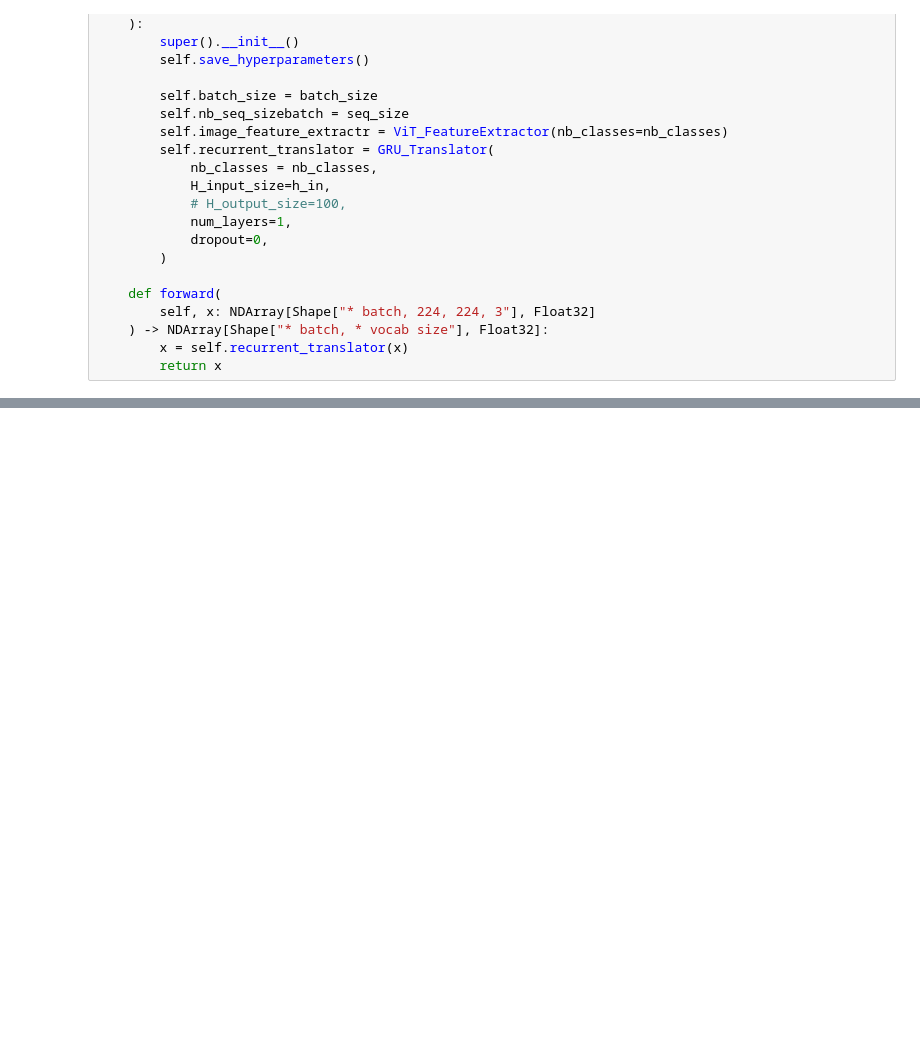
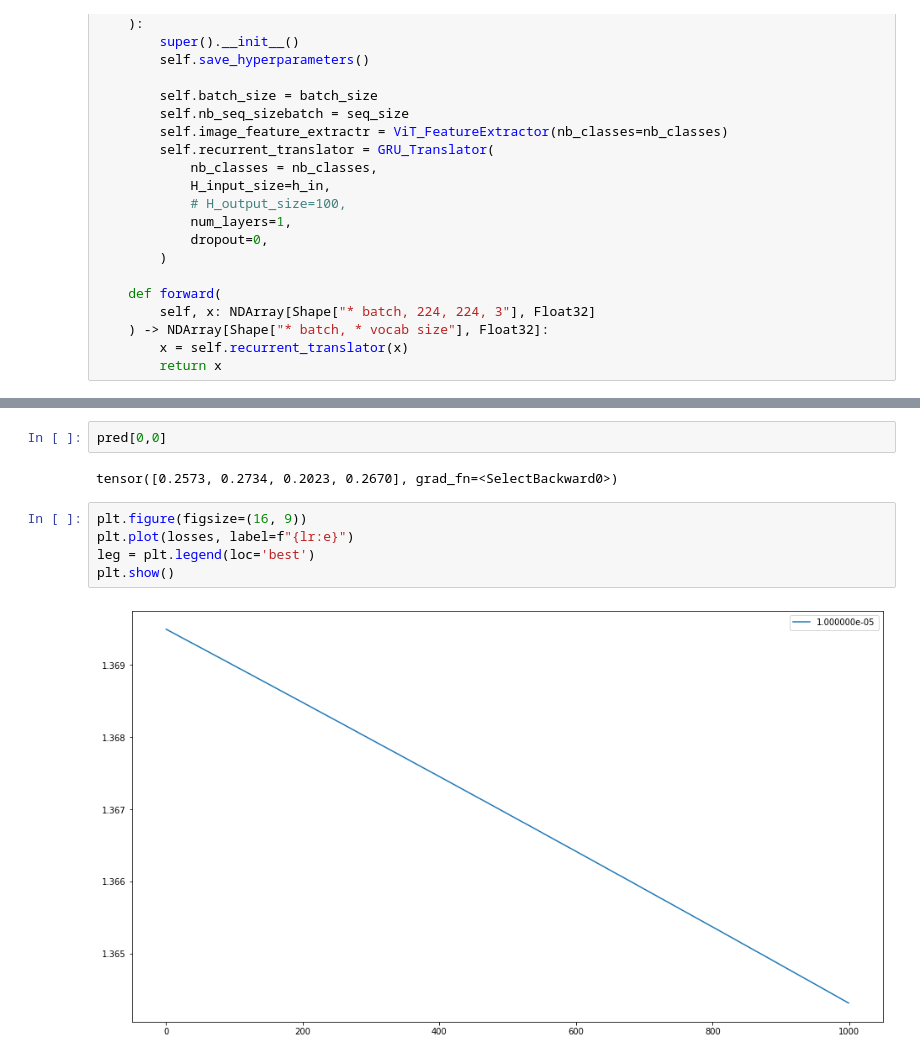
Before and after one commit to AI-2-The-Sky/Hand2Text, a Jupyter notebook: notebooks/overfit_basesquare_mc.ipynb, the cells around one changed output, grey strips where cells are left out. Drawn from its saved outputs; the diff is of its cells as text; blank space fills up the shorter version.

```diff
--- a/notebooks/overfit_basesquare_mc.ipynb
+++ b/notebooks/overfit_basesquare_mc.ipynb
@@ -244,0 +320,11 @@ KeyboardInterrupt:
+# %%
+pred[0,0]
+# %% [output]
+tensor([0.2573, 0.2734, 0.2023, 0.2670], grad_fn=<SelectBackward0>)
+# %%
+plt.figure(figsize=(16, 9))
+plt.plot(losses, label=f"{lr:e}")
+leg = plt.legend(loc='best')
+plt.show()
+# %% [output]
+[figure, added]
```
Also changed, not shown: parts of 12 cells of this notebook.
